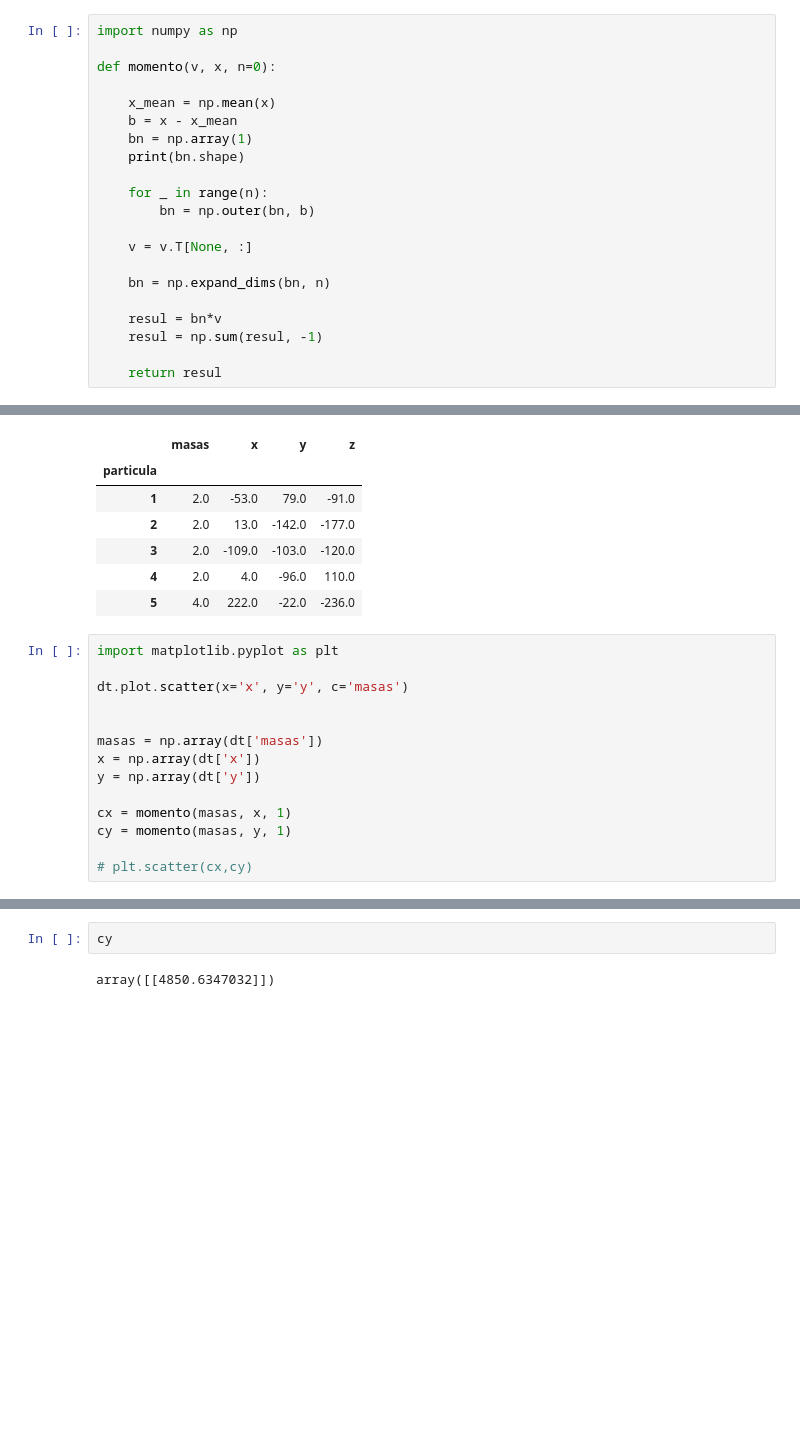
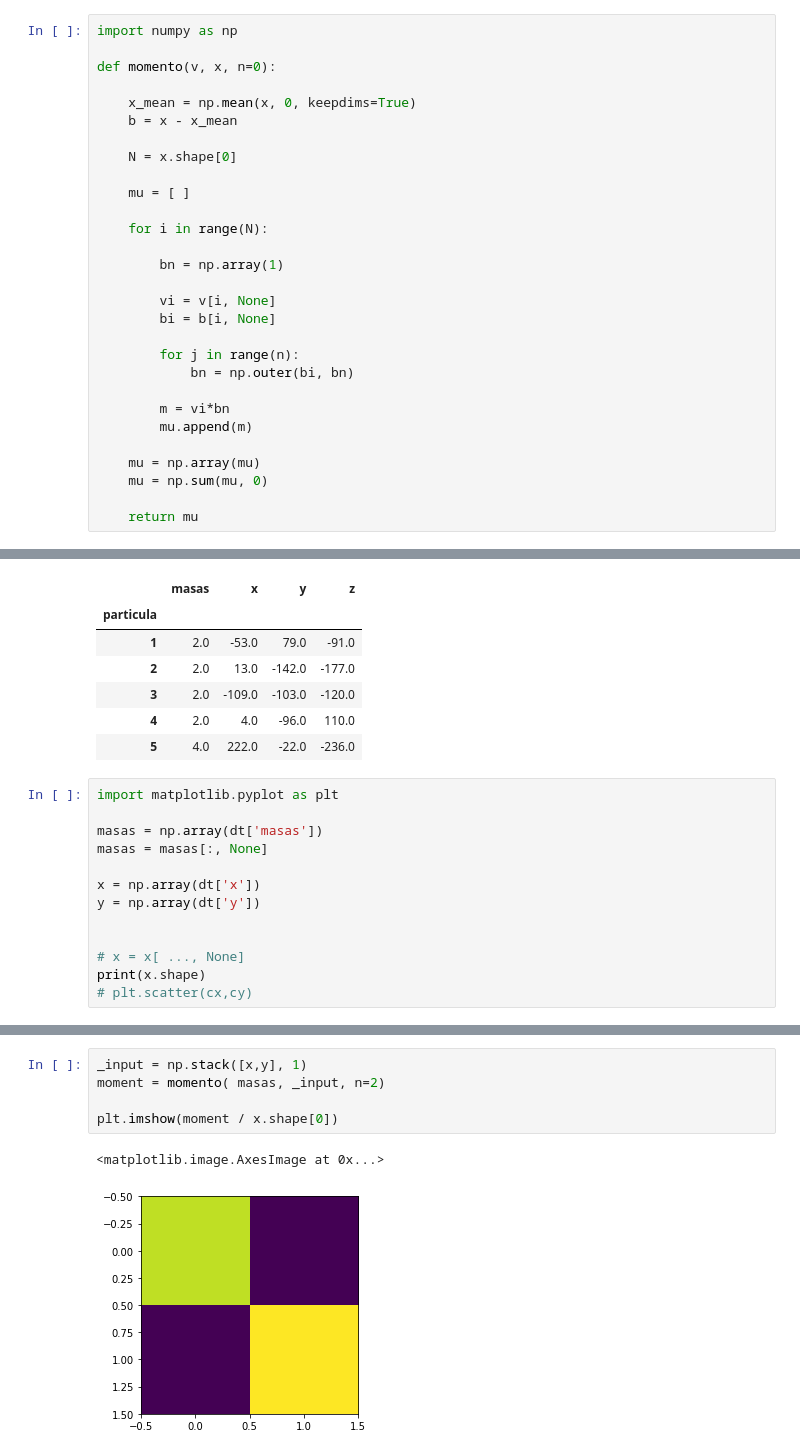
Before and after one commit to bemc22/TareasCursos20B, a Jupyter notebook: Codigos/asignacion2/main.ipynb, the cells around one changed output, grey strips where cells are left out. Saved outputs shown, nothing was run; the diff lists cells and outputs as text; blank space fills up the shorter version.

```diff
--- a/Codigos/asignacion2/main.ipynb
+++ b/Codigos/asignacion2/main.ipynb
@@ -3,22 +3,30 @@ import numpy as np
 
 def momento(v, x, n=0):
 
-    x_mean = np.mean(x)
+    x_mean = np.mean(x, 0, keepdims=True)
     b = x - x_mean
-    bn = np.array(1)
-    print(bn.shape)
 
-    for _ in range(n):
-        bn = np.outer(bn, b)
+    N = x.shape[0]
 
-    v = v.T[None, :]
+    mu = [ ]
 
-    bn = np.expand_dims(bn, n)
+    for i in range(N):
 
-    resul = bn*v
-    resul = np.sum(resul, -1)
+        bn = np.array(1)
 
-    return resul
+        vi = v[i, None]
+        bi = b[i, None]
+
+        for j in range(n):
+            bn = np.outer(bi, bn)
+
+        m = vi*bn
+        mu.append(m)
+
+    mu = np.array(mu)
+    mu = np.sum(mu, 0)
+
+    return mu
 # %%
 import os
 import pandas as pd
@@ -38,15 +46,14 @@ dt.head()
 # %%
 import matplotlib.pyplot as plt
 
-dt.plot.scatter(x='x', y='y', c='masas')
+masas = np.array(dt['masas'])
+masas = masas[:, None]
 
-
-masas = np.array(dt['masas'])
 x = np.array(dt['x'])
 y = np.array(dt['y'])
 
-cx = momento(masas, x, 1)
-cy = momento(masas, y, 1)
 
+# x = x[ ..., None]
+print(x.shape)
 # plt.scatter(cx,cy)
 # %% [output]
@@ -56,4 +61,8 @@ cy = momento(masas, y, 1)
-# %%
-cy
-# %% [output]
-array([[4850.6347032]])
+# %%
+_input = np.stack([x,y], 1)
+moment = momento( masas, _input, n=2)
+
+plt.imshow(moment / x.shape[0])
+# %% [output]
+<matplotlib.image.AxesImage at 0x...>
+[figure, added]
```
Also changed, not shown: parts of 4 cells of this notebook.
